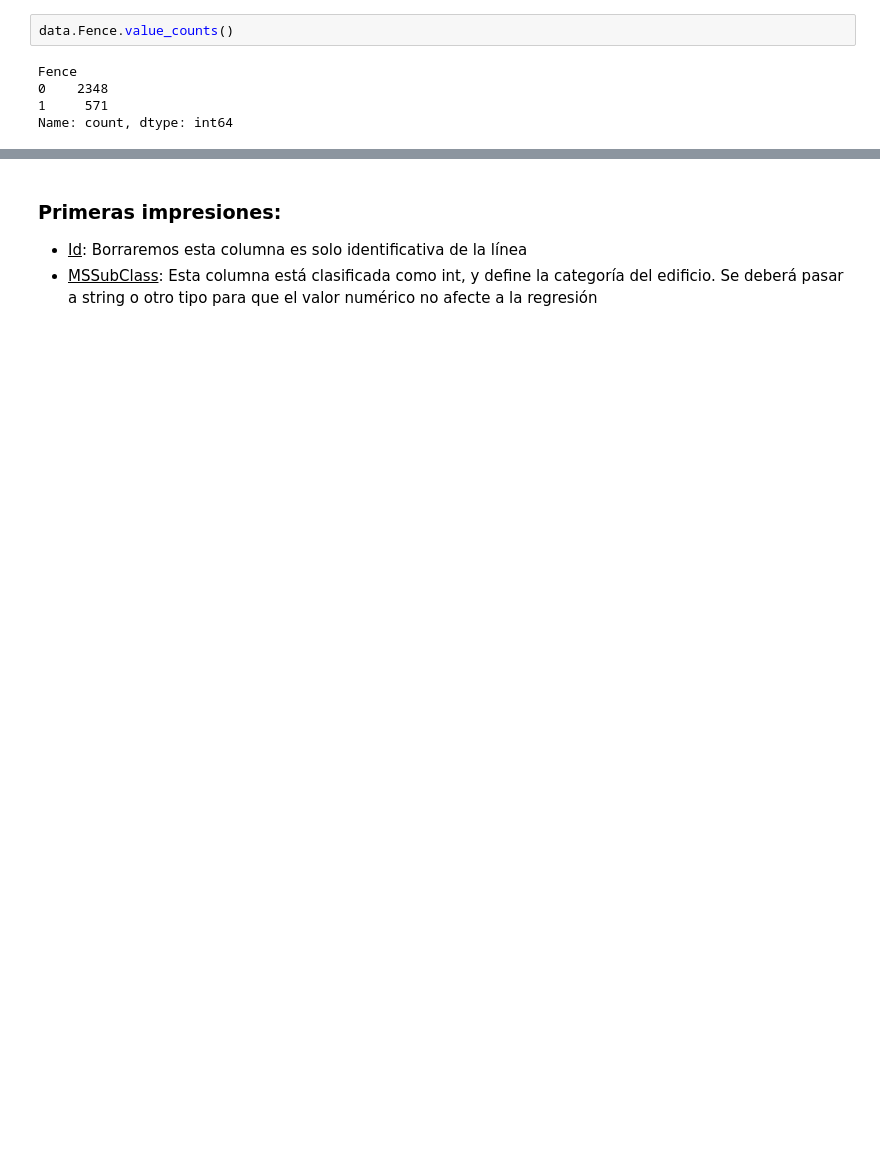
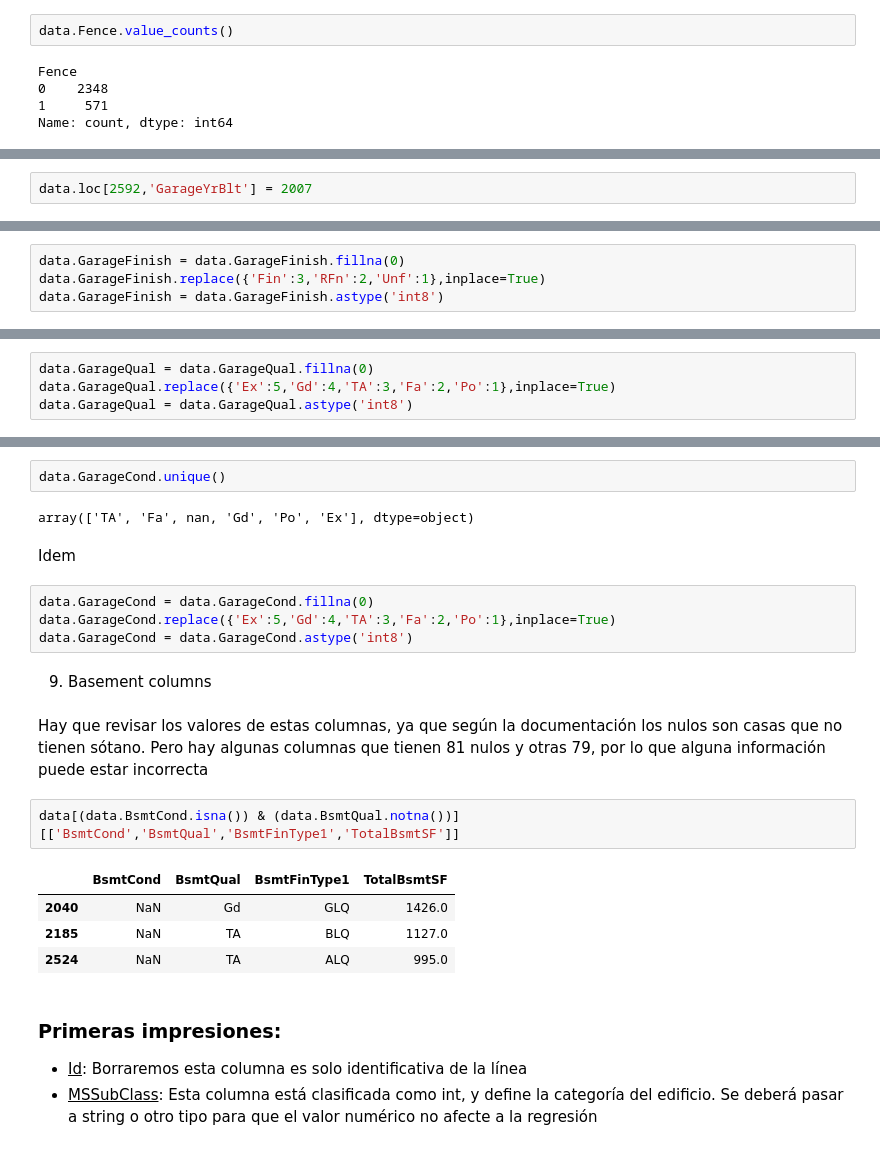
Before and after one commit to gusavato/Kaggle_House_Prices, a Jupyter notebook: jupyter/EDA.ipynb, the cells around one changed output, grey strips where cells are left out. Cells and saved outputs as stored; diff of their text form; blank space fills up the shorter version.

Commit message:
Analizando nulos

```diff
--- a/jupyter/EDA.ipynb
+++ b/jupyter/EDA.ipynb
@@ -205,0 +288,2 @@ Name: count, dtype: int64
+# %%
+data.loc[2592,'GarageYrBlt'] = 2007
@@ -205,0 +309,4 @@ Name: count, dtype: int64
+# %%
+data.GarageFinish = data.GarageFinish.fillna(0)
+data.GarageFinish.replace({'Fin':3,'RFn':2,'Unf':1},inplace=True)
+data.GarageFinish = data.GarageFinish.astype('int8')
@@ -205,0 +320,4 @@ Name: count, dtype: int64
+# %%
+data.GarageQual = data.GarageQual.fillna(0)
+data.GarageQual.replace({'Ex':5,'Gd':4,'TA':3,'Fa':2,'Po':1},inplace=True)
+data.GarageQual = data.GarageQual.astype('int8')
@@ -206,3 +326,24 @@ Name: count, dtype: int64
+# %%
+data.GarageCond.unique()
+# %% [output]
+array(['TA', 'Fa', nan, 'Gd', 'Po', 'Ex'], dtype=object)
+# %% [markdown]
+Idem
+# %%
+data.GarageCond = data.GarageCond.fillna(0)
+data.GarageCond.replace({'Ex':5,'Gd':4,'TA':3,'Fa':2,'Po':1},inplace=True)
+data.GarageCond = data.GarageCond.astype('int8')
+# %% [markdown]
+9. Basement columns
+# %% [markdown]
+Hay que revisar los valores de estas columnas, ya que según la documentación los nulos son casas que no tienen sótano. Pero hay algunas columnas que tienen 81 nulos y otras 79, por lo que alguna información puede estar incorrecta
+# %%
+data[(data.BsmtCond.isna()) & (data.BsmtQual.notna())][['BsmtCond','BsmtQual','BsmtFinType1','TotalBsmtSF']]
+# %% [output]
+|  | BsmtCond | BsmtQual | BsmtFinType1 | TotalBsmtSF |
+| 2040 | NaN | Gd | GLQ | 1426.0 |
+| 2185 | NaN | TA | BLQ | 1127.0 |
+| 2524 | NaN | TA | ALQ | 995.0 |
 # %% [markdown]
 ### Primeras impresiones:
 - <ins>Id</ins>: Borraremos esta columna es solo identificativa de la línea
```
Also changed, not shown: parts of 29 cells of this notebook.
